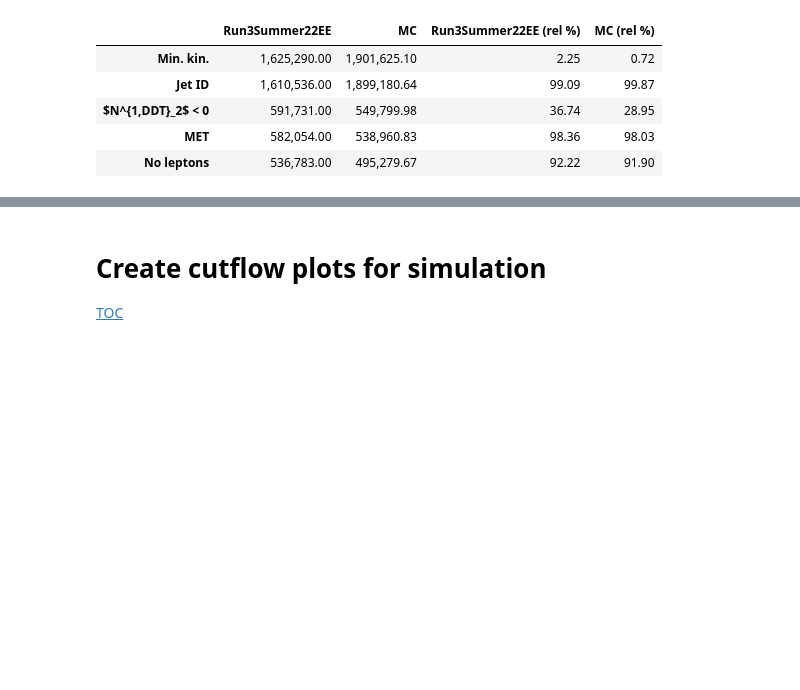
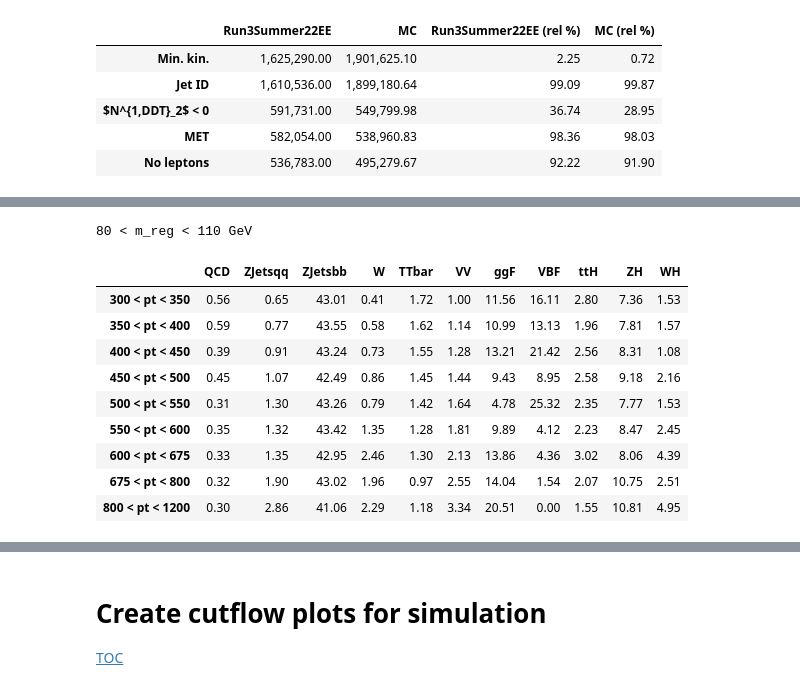
Before and after one commit to alintulu/Run3ScoutingHbb, a Jupyter notebook: notebooks/cutflow.ipynb, the cells around one changed output, grey strips where cells are left out. Cells and saved outputs as stored; diff of their text form; code cells hidden in the pictures; blank space fills up the shorter version.

```diff
--- a/notebooks/cutflow.ipynb
+++ b/notebooks/cutflow.ipynb
@@ -153,0 +292,50 @@ df[2:].style.format("{:,.2f}")
+# %%
+mc = pickle.load(open(f'{out_dir}/mc.pkl','rb'))
+lumi = mc['lumi']
+mc = mc["hist"]
+
+pts = mc.project('pt').axes[0].edges
+h =  mc.project('pt', 'disc', 'reg', 'genflav', 'cut', 'process')
+
+df = pd.DataFrame([])
+
+processes = ["QCD", "ZJetsqq", "ZJetsbb", "W", "TTbar", "VV", "ggF", "VBF", "ttH", "ZH", "WH"]
+
+for name in processes:
+
+    process = name
+    genflav = sum
+
+    if process == "ZJetsbb":
+        process = "ZJets"
+        genflav = slice(3, len, sum)
+    elif process == "ZJetsqq":
+        process = "ZJets"
+        genflav = slice(1, 3, sum)
+
+    p = h[:, 3:len:sum, hist.loc(80):hist.loc(110):sum, genflav, 6, hist.loc(process)].values()
+    a = h[:, 0:len:sum, hist.loc(80):hist.loc(110):sum, genflav, 6, hist.loc(process)].values()
+
+    df[name] = p / a * 100
+
+    index = []
+
+    for pt_i, _ in enumerate(pts[:-1]):
+        index.append(f"{pts[pt_i]:.0f} < pt < {pts[pt_i+1]:.0f}")
+
+    df.index = index
+
+print("80 < m_reg < 110 GeV")
+df.style.format("{:,.2f}")
+# %% [output]
+80 < m_reg < 110 GeV
+|  | QCD | ZJetsqq | ZJetsbb | W | TTbar | VV | ggF | VBF | ttH | ZH | WH |
+| 300 < pt < 350 | 0.56 | 0.65 | 43.01 | 0.41 | 1.72 | 1.00 | 11.56 | 16.11 | 2.80 | 7.36 | 1.53 |
+| 350 < pt < 400 | 0.59 | 0.77 | 43.55 | 0.58 | 1.62 | 1.14 | 10.99 | 13.13 | 1.96 | 7.81 | 1.57 |
+| 400 < pt < 450 | 0.39 | 0.91 | 43.24 | 0.73 | 1.55 | 1.28 | 13.21 | 21.42 | 2.56 | 8.31 | 1.08 |
+| 450 < pt < 500 | 0.45 | 1.07 | 42.49 | 0.86 | 1.45 | 1.44 | 9.43 | 8.95 | 2.58 | 9.18 | 2.16 |
+| 500 < pt < 550 | 0.31 | 1.30 | 43.26 | 0.79 | 1.42 | 1.64 | 4.78 | 25.32 | 2.35 | 7.77 | 1.53 |
+| 550 < pt < 600 | 0.35 | 1.32 | 43.42 | 1.35 | 1.28 | 1.81 | 9.89 | 4.12 | 2.23 | 8.47 | 2.45 |
+| 600 < pt < 675 | 0.33 | 1.35 | 42.95 | 2.46 | 1.30 | 2.13 | 13.86 | 4.36 | 3.02 | 8.06 | 4.39 |
+| 675 < pt < 800 | 0.32 | 1.90 | 43.02 | 1.96 | 0.97 | 2.55 | 14.04 | 1.54 | 2.07 | 10.75 | 2.51 |
+| 800 < pt < 1200 | 0.30 | 2.86 | 41.06 | 2.29 | 1.18 | 3.34 | 20.51 | 0.00 | 1.55 | 10.81 | 4.95 |
```
Also changed, not shown: parts of 5 cells of this notebook, 11 other files.
